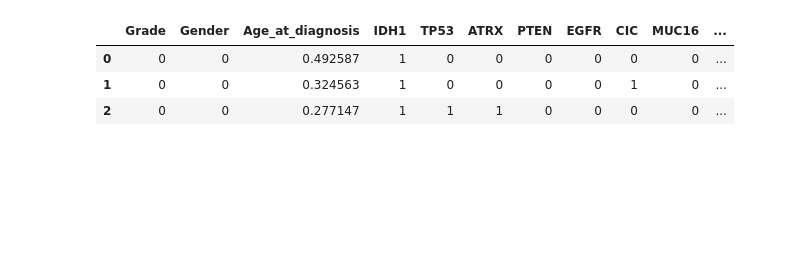
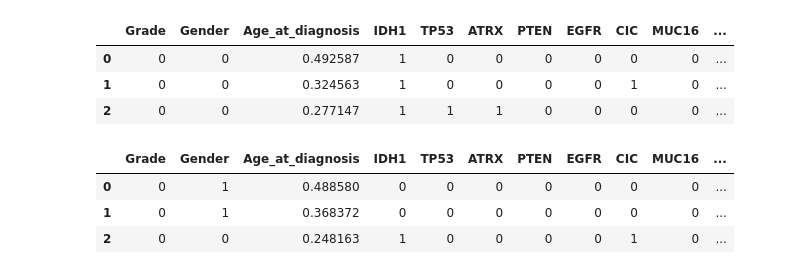
Before and after one commit to NT3RN/biomarker_glioma, a Jupyter notebook: preprocessingV2/pbyDroppingRace.ipynb, the cells around one changed output. Drawn from its saved outputs; the diff is of its cells as text; code cells hidden in the pictures; blank space fills up the shorter version.

```diff
--- a/preprocessingV2/pbyDroppingRace.ipynb
+++ b/preprocessingV2/pbyDroppingRace.ipynb
@@ -269,6 +294,8 @@ scaler = MinMaxScaler()
 scaler.fit(tcga_df[['Age_at_diagnosis']])
 #transform TCGA
 tcga_df['Age_at_diagnosis'] = scaler.transform(tcga_df[['Age_at_diagnosis']])
+#transform CGGA
+cgga_df['Age_at_diagnosis'] = scaler.transform(cgga_df[['Age_at_diagnosis']])
 # %%
 tcga_df.head(3)
 # %% [output]
@@ -466,0 +306,7 @@ print(f"\nGeneralization Gap (Scenario 2): {gap_2:.4f}")
+# %%
+cgga_df.head(3)
+# %% [output]
+|  | Grade | Gender | Age_at_diagnosis | IDH1 | TP53 | ATRX | PTEN | EGFR | CIC | MUC16 | ... |
+| 0 | 0 | 1 | 0.488580 | 0 | 0 | 0 | 0 | 0 | 0 | 0 | ... |
+| 1 | 0 | 1 | 0.368372 | 0 | 0 | 0 | 0 | 0 | 0 | 0 | ... |
+| 2 | 0 | 0 | 0.248163 | 1 | 0 | 0 | 0 | 0 | 1 | 0 | ... |
```
Also changed, not shown: parts of 26 cells of this notebook.
